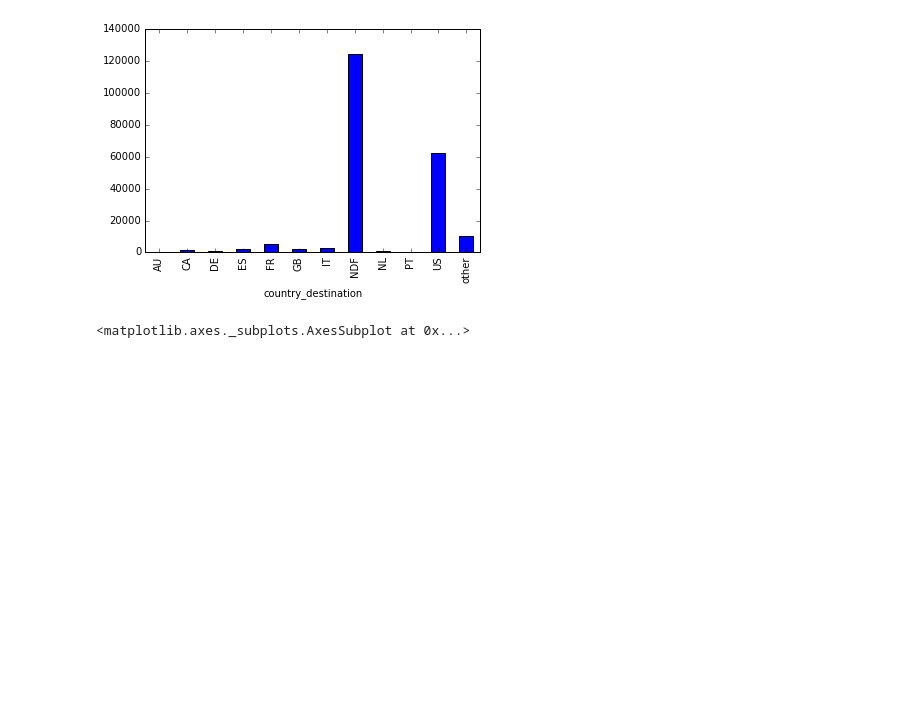
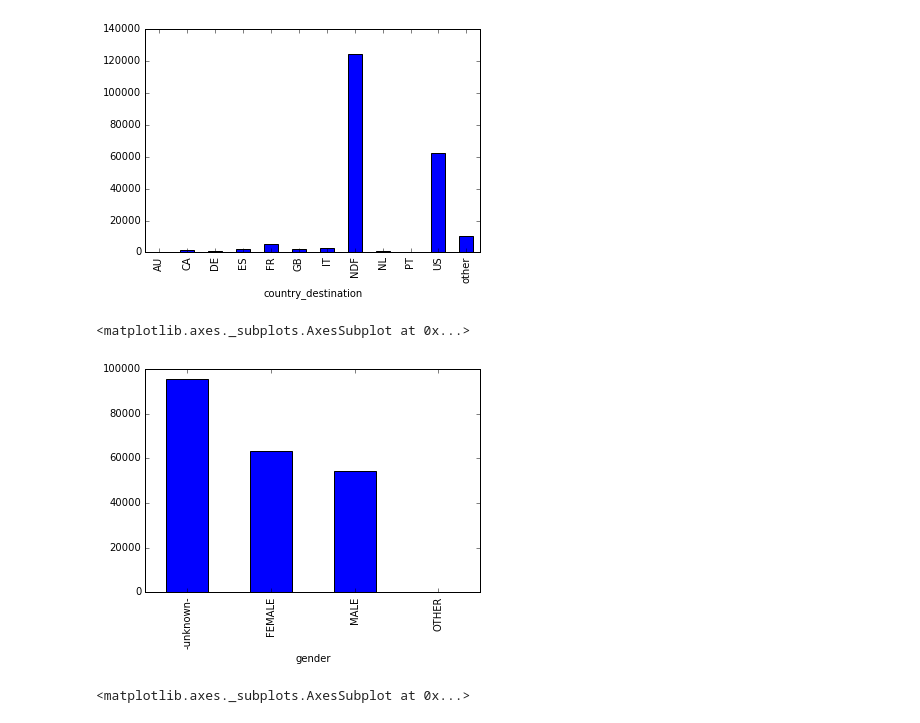
Before and after one commit to pvgladkov/kaggle, a Jupyter notebook: airbnb/airbnb.ipynb, the cells around one changed output. Drawn from its saved outputs; the diff is of its cells as text; code cells hidden in the pictures; blank space fills up the shorter version.

```diff
--- a/airbnb/airbnb.ipynb
+++ b/airbnb/airbnb.ipynb
@@ -50,6 +60,12 @@ train.pivot_table('id', 'country_destination', aggfunc='count').plot(kind='bar')
 # %% [output]
 <matplotlib.axes._subplots.AxesSubplot at 0x...>
 [figure]
+# %%
+# по полам
+train.pivot_table('id', 'gender', aggfunc='count').plot(kind='bar')
+# %% [output]
+<matplotlib.axes._subplots.AxesSubplot at 0x...>
+[figure, added]
 # %%
 # распределение по странам
 train.pivot_table('id', 'country_destination', 'gender', aggfunc='count').plot(kind='bar', stacked=True)
```
Also changed, not shown: parts of 35 cells of this notebook.
